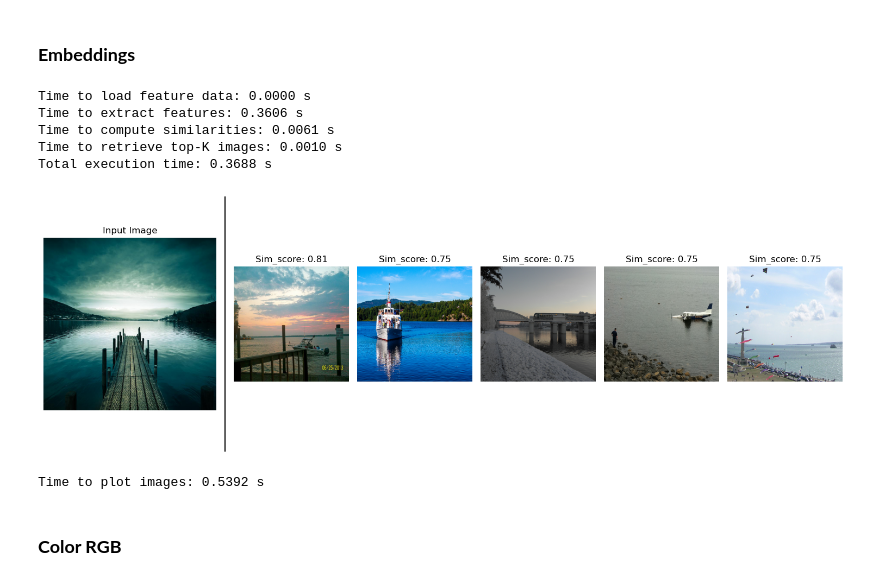
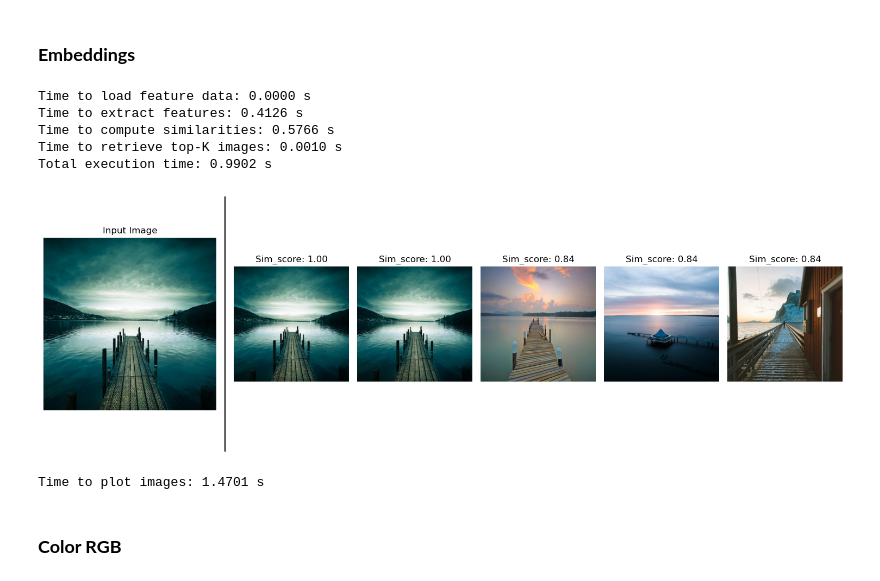
Before and after one commit to erythrocytecalculus/Image-Recommender-Big-Data, a Jupyter notebook: show_similarities.ipynb, the cells around one changed output. Saved outputs shown, nothing was run; the diff lists cells and outputs as text; code cells hidden in the pictures.

```diff
--- a/show_similarities.ipynb
+++ b/show_similarities.ipynb
@@ -14,15 +14,15 @@ input_images = [r"D:\data\image_data\Landscapes\00000000_(2).jpg"]
 # %% [markdown]
 ### **Embeddings**
 # %%
-calculate_similarities(input_images, c, mode="embeddings", metric="ann_cosine", top_k=5, verbose=True)
+calculate_similarities(input_images, c, mode="embeddings", metric="cosine", top_k=5, verbose=True)
 # %% [output]
 Time to load feature data: 0.0000 s
-Time to extract features: 0.3606 s
-Time to compute similarities: 0.0061 s
+Time to extract features: 0.4126 s
+Time to compute similarities: 0.5766 s
 Time to retrieve top-K images: 0.0010 s
-Total execution time: 0.3688 s
+Total execution time: 0.9902 s
-[figure, old version]
+[figure, new version]
-Time to plot images: 0.5392 s
+Time to plot images: 1.4701 s
 # %% [markdown]
 ### **Color RGB**
 # %%
```
Also changed, not shown: parts of 4 cells of this notebook.
